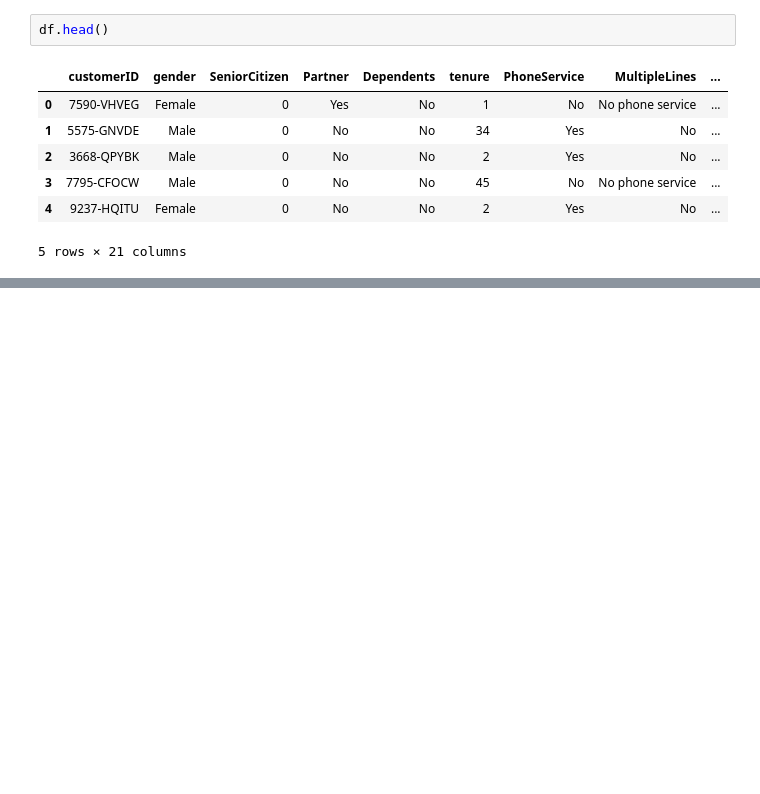
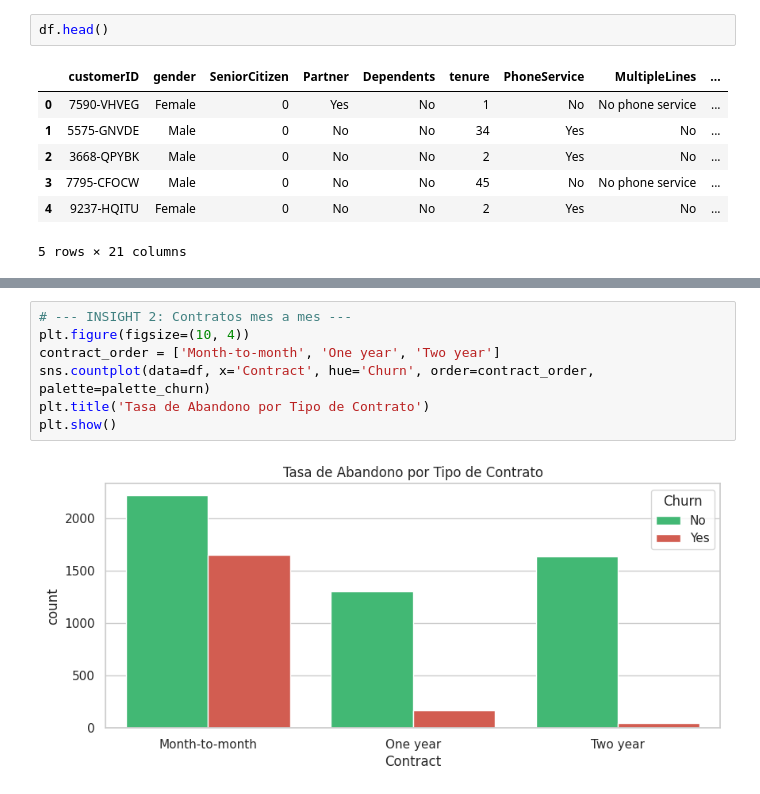
Before and after one commit to somexav/ciencia_datos_m2_practica4, a Jupyter notebook: CDD_G33_M2_P4_Equipo_9.ipynb, the cells around one changed output, grey strips where cells are left out. Cells and saved outputs as stored; diff of their text form; blank space fills up the shorter version.

```diff
--- a/CDD_G33_M2_P4_Equipo_9.ipynb
+++ b/CDD_G33_M2_P4_Equipo_9.ipynb
@@ -56,0 +114,9 @@ df.head()
+# %%
+# --- INSIGHT 2: Contratos mes a mes ---
+plt.figure(figsize=(10, 4))
+contract_order = ['Month-to-month', 'One year', 'Two year']
+sns.countplot(data=df, x='Contract', hue='Churn', order=contract_order, palette=palette_churn)
+plt.title('Tasa de Abandono por Tipo de Contrato')
+plt.show()
+# %% [output]
+[figure, added]
```
Also changed, not shown: parts of 7 cells of this notebook.
